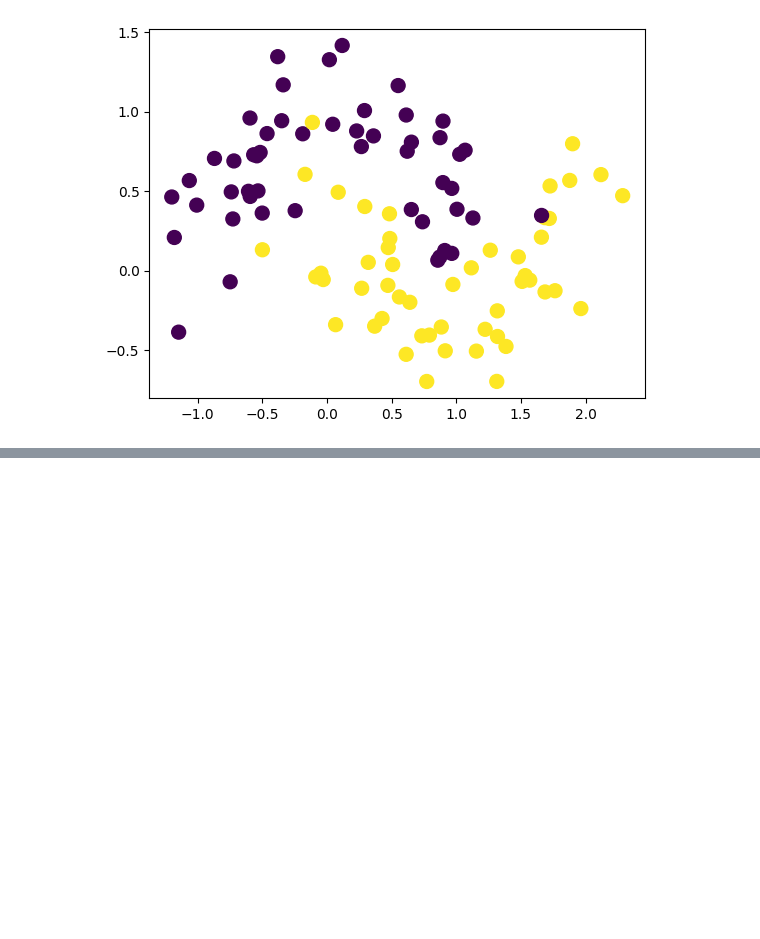
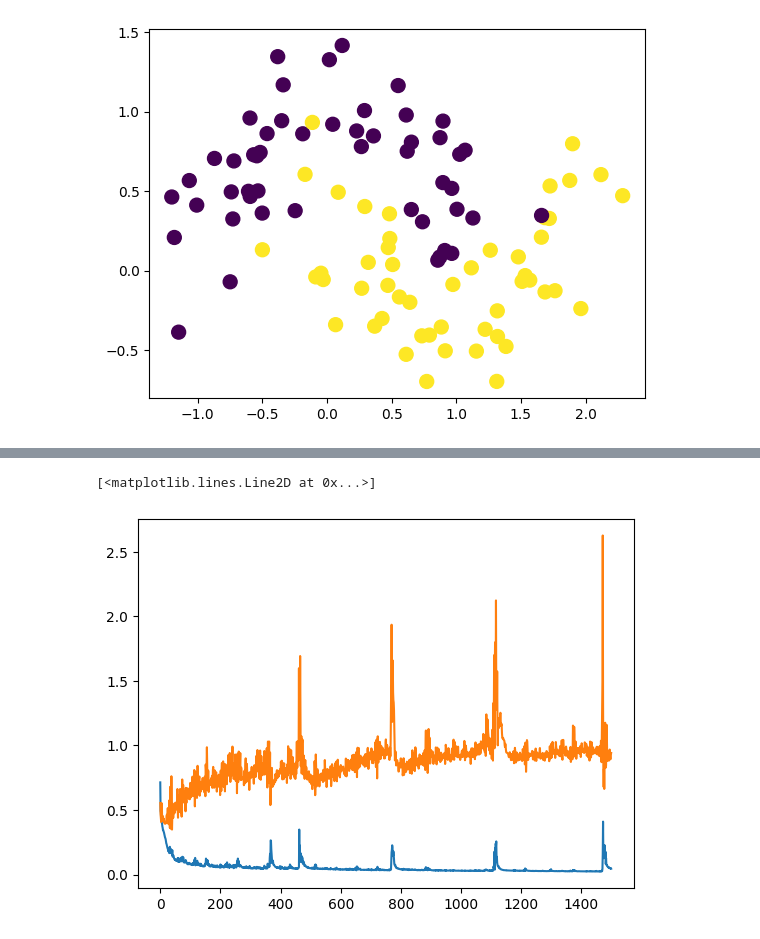
Before and after one commit to ajaykumar080286/DeepLearning, a Jupyter notebook: RegularizationL2.ipynb, the cells around one changed output, grey strips where cells are left out. Cells and saved outputs as stored; diff of their text form; code cells hidden in the pictures; blank space fills up the shorter version.

```diff
--- a/RegularizationL2.ipynb
+++ b/RegularizationL2.ipynb
@@ -24,0 +113,6 @@ plt.scatter(X[:,0], X[:,1],c=y,s=100)
+# %%
+plt.plot(history.history['loss'])
+plt.plot(history.history['val_loss'])
+# %% [output]
+[<matplotlib.lines.Line2D at 0x...>]
+[figure, added]
```
Also changed, not shown: parts of 19 cells of this notebook.
